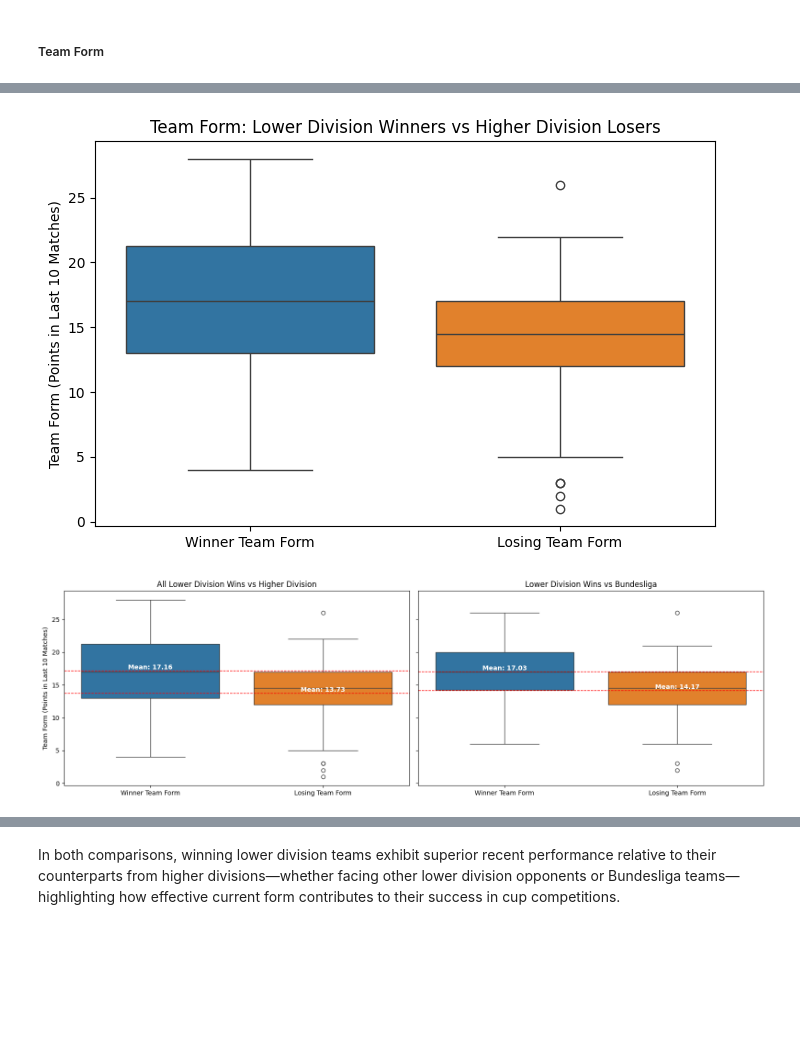
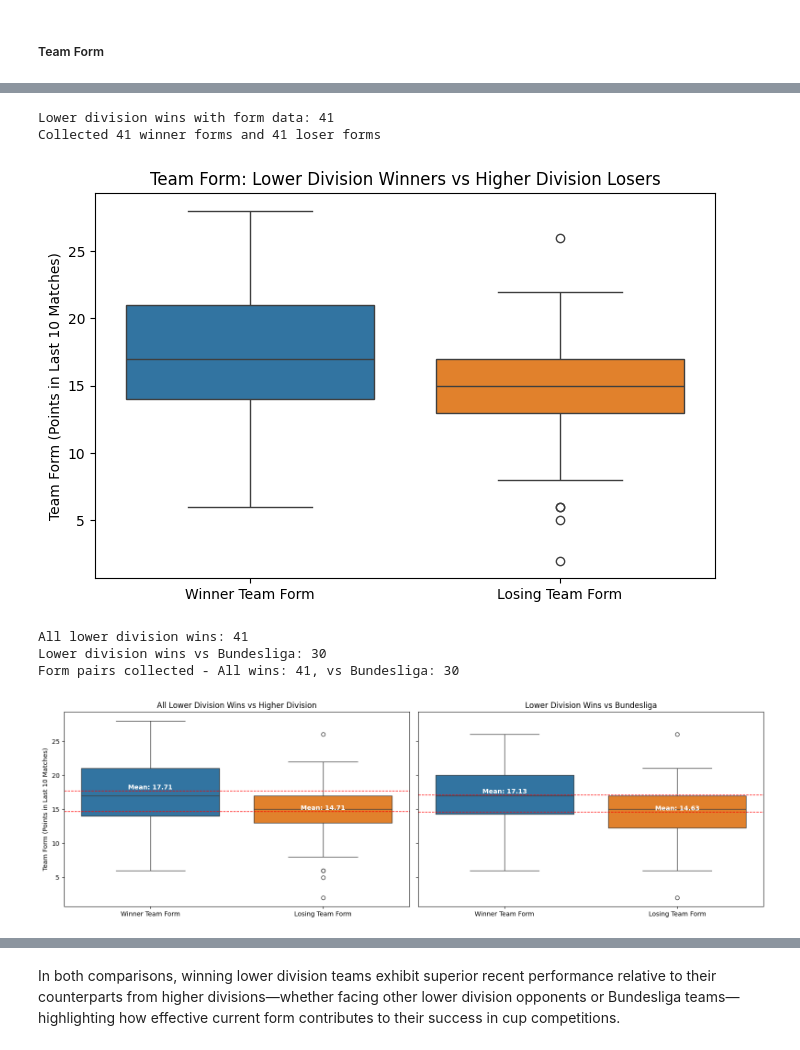
Before and after one commit to armin2080/DFB-Cup, a Jupyter notebook: notebook.ipynb, the cells around one changed output, grey strips where cells are left out. Cells and saved outputs as stored; diff of their text form; code cells hidden in the pictures; blank space fills up the shorter version.

Commit message:
Cleaned analyzing codes

```diff
--- a/notebook.ipynb
+++ b/notebook.ipynb
@@ -645,11 +963,2 @@ df.head()
 # %% [markdown]
 #### General Analysis
-# %%
-dfb_matches = pd.read_csv('datasets/final_datasets/dfb_matches.csv')
-# Filter for matches where lower division teams win against higher division teams
-winning_cases = dfb_matches[
-    ((dfb_matches['home_division'] > dfb_matches['away_division']) & (dfb_matches['home_score'] > dfb_matches['away_score'])) |
-    ((dfb_matches['away_division'] > dfb_matches['home_division']) & (dfb_matches['away_score'] > dfb_matches['home_score']))
-]
-dfb_matches = dfb_matches.drop(columns=['match_link'])
-dfb_matches.head()
@@ -879,10 +1195,3 @@ plt.show()
 #### Scheduling Pressure: Schedule Overload – Squad Rotation – Team Form
 # %% [markdown]
 ##### Schedule Overload
-# %%
-dfb_matches = pd.read_csv('datasets/final_datasets/dfb_matches.csv')
-matches = pd.read_csv('datasets/final_datasets/cleaned_matches.csv')
-
-dfb_matches = dfb_matches.drop(columns=['match_link'])
-dfb_matches['datetime'] = pd.to_datetime(dfb_matches['datetime'])
-matches['datetime'] = pd.to_datetime(matches['datetime'])
@@ -1437,57 +1689,70 @@ dfb_matches['away_team_form'] = dfb_matches.apply(
 # %%
-# Select matches where teams from higher divisions won against lower divisions
-lower_win_matches = dfb_matches[
-    ((dfb_matches['home_division'] > dfb_matches['away_division']) & (dfb_matches['home_score'] > dfb_matches['away_score'])) |
-    ((dfb_matches['away_division'] > dfb_matches['home_division']) & (dfb_matches['away_score'] > dfb_matches['home_score']))
+# Team Form Analysis: Lower Division Winners vs Higher Division Losers
+# Use the form-filtered dataset that contains team form columns
+
+# Select matches where lower division teams won against higher divisions (from form-filtered data)
+lower_win_matches_with_form = dfb_matches_form_filtered[
+    ((dfb_matches_form_filtered['home_division'] > dfb_matches_form_filtered['away_division']) &
+     (dfb_matches_form_filtered['home_score'] > dfb_matches_form_filtered['away_score'])) |
+    ((dfb_matches_form_filtered['away_division'] > dfb_matches_form_filtered['home_division']) &
+     (dfb_matches_form_filtered['away_score'] > dfb_matches_form_filtered['home_score']))
 ]
 
-
+print(f"Lower division wins with form data: {len(lower_win_matches_with_form)}")
 
 # Collect winner and loser team forms
 winner_forms = []
 loser_forms = []
 
-for _, row in lower_win_matches.iterrows():
+for _, row in lower_win_matches_with_form.iterrows():
     if row['home_division'] > row['away_division'] and row['home_score'] > row['away_score']:
         winner_forms.append(row['home_team_form'])
         loser_forms.append(row['away_team_form'])
     elif row['away_division'] > row['home_division'] and row['away_score'] > row['home_score']:
         winner_forms.append(row['away_team_form'])
         loser_forms.append(row['home_team_form'])
 
+print(f"Collected {len(winner_forms)} winner forms and {len(loser_forms)} loser forms")
 
 # Create DataFrame for plotting
 form_df = pd.DataFrame({
     'Winner Team Form': winner_forms,
     'Losing Team Form': loser_forms
 })
 
 plt.figure(figsize=(8, 5))
 sns.boxplot(data=form_df)
 plt.title('Team Form: Lower Division Winners vs Higher Division Losers')
 plt.ylabel('Team Form (Points in Last 10 Matches)')
 plt.show()
 # %% [output]
+Lower division wins with form data: 41
+Collected 41 winner forms and 41 loser forms
-[figure, old version]
+[figure, new version]
 # %%
-# Select DFB matches where a lower division team won against a higher division team
-dfb_lower_win = dfb_matches[
-    ((dfb_matches['home_division'] > dfb_matches['away_division']) & (dfb_matches['home_score'] > dfb_matches['away_score'])) |
-    ((dfb_matches['away_division'] > dfb_matches['home_division']) & (dfb_matches['away_score'] > dfb_matches['home_score']))
+# Team Form Comparison: All Lower Division Wins vs Lower Division Wins against Bundesliga
+# Use the form-filtered dataset that contains team form columns
+
+# Select lower division wins from form-filtered data
+dfb_lower_win = dfb_matches_form_filtered[
+    ((dfb_matches_form_filtered['home_division'] > dfb_matches_form_filtered['away_division']) &
+     (dfb_matches_form_filtered['home_score'] > dfb_matches_form_filtered['away_score'])) |
+    ((dfb_matches_form_filtered['away_division'] > dfb_matches_form_filtered['home_division']) &
+     (dfb_matches_form_filtered['away_score'] > dfb_matches_form_filtered['home_score']))
 ]
 
+# Select lower division wins specifically against Bundesliga
 dfb_lower_vs_buli = dfb_lower_win[
     ((dfb_lower_win['home_division'] == 1) & (dfb_lower_win['away_division'] > 1)) |
     ((dfb_lower_win['away_division'] == 1) & (dfb_lower_win['home_division'] > 1))
 ]
 
+print(f"All lower division wins: {len(dfb_lower_win)}")
+print(f"Lower division wins vs Bundesliga: {len(dfb_lower_vs_buli)}")
 
-
-# Determine winner and loser team form for each match
+# Determine winner and loser team form for all lower division wins
 winner_form = []
 loser_form = []
-winner_form2 = []
-loser_form2 = []
 
 for _, row in dfb_lower_win.iterrows():
     if row['home_division'] > row['away_division'] and row['home_score'] > row['away_score']:
@@ -1497,6 +1762,10 @@ for _, row in dfb_lower_win.iterrows():
         winner_form.append(row['away_team_form'])
         loser_form.append(row['home_team_form'])
 
+# Determine winner and loser team form for lower division wins vs Bundesliga
+winner_form2 = []
+loser_form2 = []
+
 for _, row in dfb_lower_vs_buli.iterrows():
     if row['home_division'] > row['away_division'] and row['home_score'] > row['away_score']:
         winner_form2.append(row['home_team_form'])
@@ -1505,7 +1774,9 @@ for _, row in dfb_lower_vs_buli.iterrows():
         winner_form2.append(row['away_team_form'])
         loser_form2.append(row['home_team_form'])
 
-# Create DataFrame for plotting
+print(f"Form pairs collected - All wins: {len(winner_form)}, vs Bundesliga: {len(winner_form2)}")
+
+# Create DataFrames for plotting
 form_df = pd.DataFrame({
     'Winner Team Form': winner_form,
     'Losing Team Form': loser_form
@@ -1543,7 +1814,10 @@ for i, col in enumerate(form_df2.columns):
 plt.tight_layout()
 plt.show()
 # %% [output]
+All lower division wins: 41
+Lower division wins vs Bundesliga: 30
+Form pairs collected - All wins: 41, vs Bundesliga: 30
-[figure, old version]
+[figure, new version]
 # %%
 fig, axes = plt.subplots(1, 2, figsize=(16, 5), sharey=True)
 
```
Also changed, not shown: parts of 37 cells of this notebook.
